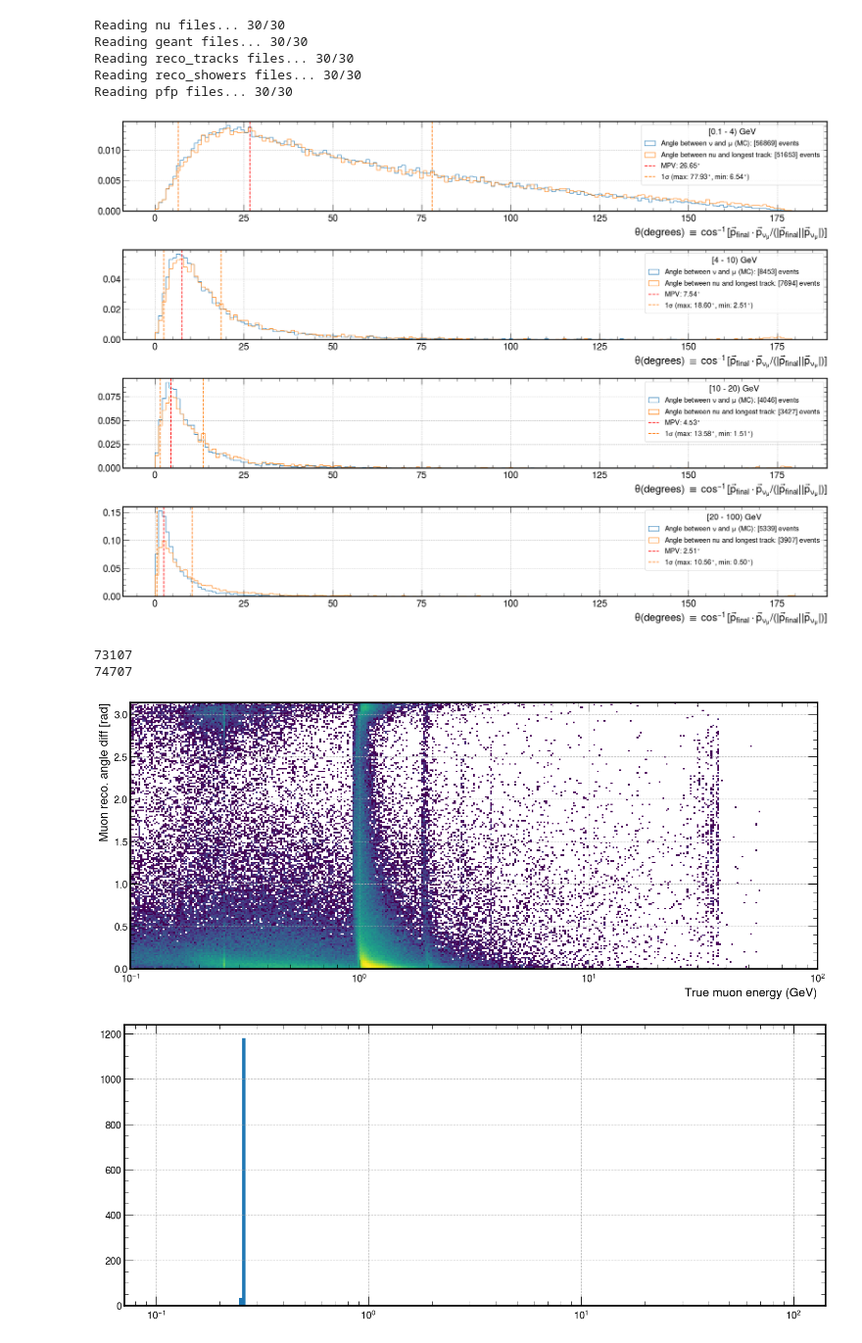
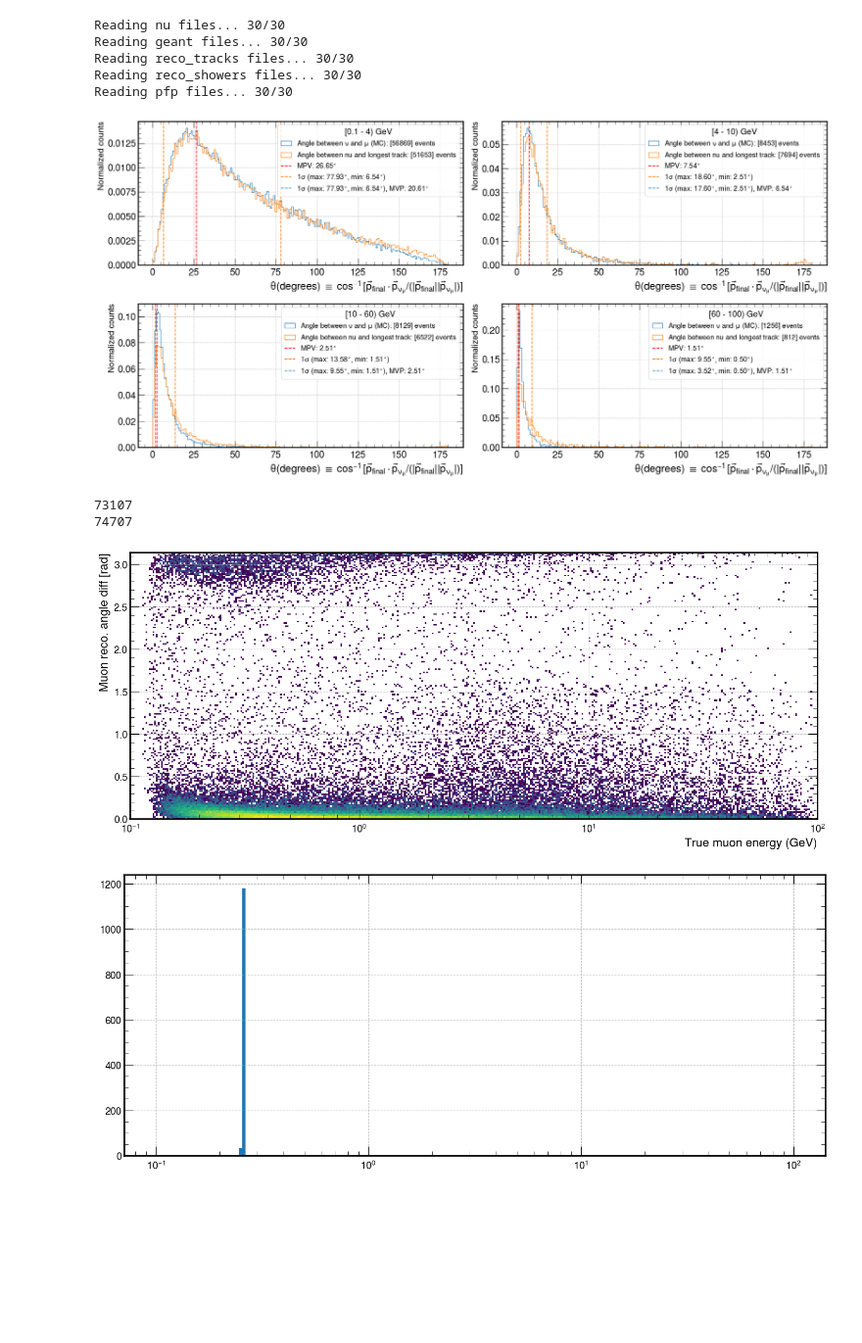
Before and after one commit to hvsouza/apc_atmo_repo, a Jupyter notebook: personal/Henrique/Analysis/atmo_50k_AV_2.5_random/angle_analysis.ipynb, the cells around one changed output. Shown: that part at 98% size. Cells and saved outputs as stored; diff of their text form; code cells hidden in the pictures; blank space fills up the shorter version.

```diff
--- a/personal/Henrique/Analysis/atmo_50k_AV_2.5_random/angle_analysis.ipynb
+++ b/personal/Henrique/Analysis/atmo_50k_AV_2.5_random/angle_analysis.ipynb
@@ -150,12 +150,13 @@ def plot_by_energy(bins, df:pl.DataFrame, variables, labels, fig=None, columns =
             vbin_centers[i] = bin_centers
             vbin_heights[i] = bin_heights
             ax.set_xlabel(r'$\theta$(degrees) $\equiv$ $\cos^{-1} [\vec{p}_{final} \cdot \vec{p}_{\nu_\mu}/(|\vec{p}_{final}| |\vec{p}_{\nu_\mu}|)]$', fontsize=20)
+            ax.set_ylabel('Normalized counts')
             ax.tick_params(labelsize=18)
-            ax.legend(frameon=True, title=intervals[i])
+            ax.legend(frameon=True, title=inter)
     return fig, vbin_centers, vbin_heights
 
 
-def show_credibility(axes, x, y, idx=1, hist_idx = 0, cred = 0.68):
+def show_credibility(axes, x, y, idx=1, hist_idx = 0, cred = 0.68, draw_lines=True):
     global Ebins
     intervals = create_intervals()
 
@@ -167,10 +168,19 @@ def show_credibility(axes, x, y, idx=1, hist_idx = 0, cred = 0.68):
     ax:plt.Axes
     ax = axes[idx]
     c = ax.patches[hist_idx].get_facecolor()[:-1]
-    ax.axvline(x[idx][mode_cred], c='red', linestyle='--', label=fr'MPV: {x[idx][mode_cred]:0.2f}$^\circ$')
-    ax.axvline(x[idx][min_cred], c=c, linestyle='--')
-    ax.axvline(x[idx][max_cred], c=c, linestyle='--', label=rf'$1\sigma$ (max: {x[idx][max_cred]:0.2f}$^\circ$, min: {x[idx][min_cred]:0.2f}$^\circ$)')
-    ax.legend(frameon=True, title=intervals[idx])
+    if draw_lines:
+        ax.axvline(x[idx][mode_cred], c='red', linestyle='--', label=fr'MPV: {x[idx][mode_cred]:0.2f}$^\circ$')
+        ax.axvline(x[idx][min_cred], c=c, linestyle='--')
+        ax.axvline(x[idx][max_cred], c=c, linestyle='--', label=rf'$1\sigma$ (max: {x[idx][max_cred]:0.2f}$^\circ$, min: {x[idx][min_cred]:0.2f}$^\circ$)')
+        ax.legend(frameon=True, title=intervals[idx])
+    else:
+        plt.plot(0,0)
+        custom_line = [plt.Line2D([0],[0], c=c, linestyle='--')]
+        custom_label = [rf'$1\sigma$ (max: {x[idx][max_cred]:0.2f}$^\circ$, min: {x[idx][min_cred]:0.2f}$^\circ$), MVP: {x[idx][mode_cred]:0.2f}$^\circ$']
+        h, l = ax.get_legend_handles_labels()
+        h.extend(custom_line)
+        l.extend(custom_label)
+        ax.legend(h, l, frameon=True, title=intervals[idx])
 
 def get_angle(str_g, str_nu, geant_type='geant'):
     variables = ['x','y','z']
@@ -200,36 +210,42 @@ btrack = df.filter(
     ).with_columns(
         diff = (pl.col('nux')*pl.col('tx') +
         pl.col('nuy')*pl.col('ty') +
         pl.col('nuz')*pl.col('tz')).arccos()*180/np.pi,
     )
 
 q = (
     geant_nu.filter(
         # True
         (pl.col('ccnc_truth').abs()==0) & (pl.col('nuPDG_truth').abs()==14)
     ).filter(
         (pl.col('pdg_geant').abs()==13) & (pl.col('Mother_geant')==0)
     ).with_columns(
         # angle_diff = get_angle('StartP','nu_dcos',geant_type='drifted_geant'),
         # pl.col('enu_truth'),
         angle_diff = get_angle('P','nu_dcos'),
     # ).groupby(selection_events()).agg(
     #     pl.col('enu_truth').first(),
     #     angle_diff = get_angle('P','nu_dcos').first(),
     )
 )
 
 bins = np.linspace(0,180,180)
-Ebins = [0.1,4,10,20,100]
-fig , x0, y0 = plot_by_energy(bins=bins,df=q,variables=['angle_diff'],labels=[r'Angle between $\nu$ and $\mu$ (MC)'], columns=1, show_entries=True, figsize=(20,14))
+Ebins = [0.1,4,10,60,100]
+fig , x0, y0 = plot_by_energy(bins=bins,df=q,variables=['angle_diff'],labels=[r'Angle between $\nu$ and $\mu$ (MC)'], columns=2, show_entries=True, figsize=(20,10))
 fig, x, y = plot_by_energy(bins=bins,df=btrack,variables=['diff'],labels=[r'Angle between $nu$ and longest track'], fig=fig, columns=2, show_entries=True, figsize=(20,14))
+
 axes = fig.axes
 show_credibility(axes,x,y, idx=0, hist_idx = 1)
 show_credibility(axes,x,y, idx=1, hist_idx = 1)
 show_credibility(axes,x,y, idx=2, hist_idx = 1)
 show_credibility(axes,x,y, idx=3, hist_idx = 1)
+
+show_credibility(axes,x0,y0, idx=0, hist_idx = 0, draw_lines=False)
+show_credibility(axes,x0,y0, idx=1, hist_idx = 0, draw_lines=False)
+show_credibility(axes,x0,y0, idx=2, hist_idx = 0, draw_lines=False)
+show_credibility(axes,x0,y0, idx=3, hist_idx = 0, draw_lines=False)
 # %% [output]
-[figure, old version]
+[figure, new version]
 # %%
 btrack = df.filter(
         (pl.col('ccnc_truth').abs()==0) & (pl.col('nuPDG_truth').abs()==14)
@@ -280,8 +296,8 @@ print(len(q))
 74707
 # %%
 t = df.fill_nan(0)
-# t = df.filter(pl.col('pdg_geant').abs()==13).filter(pl.col('Mother_geant')==0)
-t = t.filter(pl.col('Mother_geant')!=0)
+t = df.filter(pl.col('pdg_geant').abs()==13).filter(pl.col('Mother_geant')==0)
+# t = t.filter(pl.col('Mother_geant')!=0)
 binsx = np.linspace(0,3000,200)
 binsx = np.logspace(-1,2,400)
 binsy = np.linspace(0,np.pi,180)
@@ -291,7 +307,7 @@ plt.ylabel('Muon reco. angle diff [rad]')
 plt.xlabel('True muon energy (GeV)')
 plt.show()
 # %% [output]
-[figure, old version]
+[figure, new version]
 # %%
 test_en_bias = df.filter(
 
```
Also changed, not shown: 2 other files.
